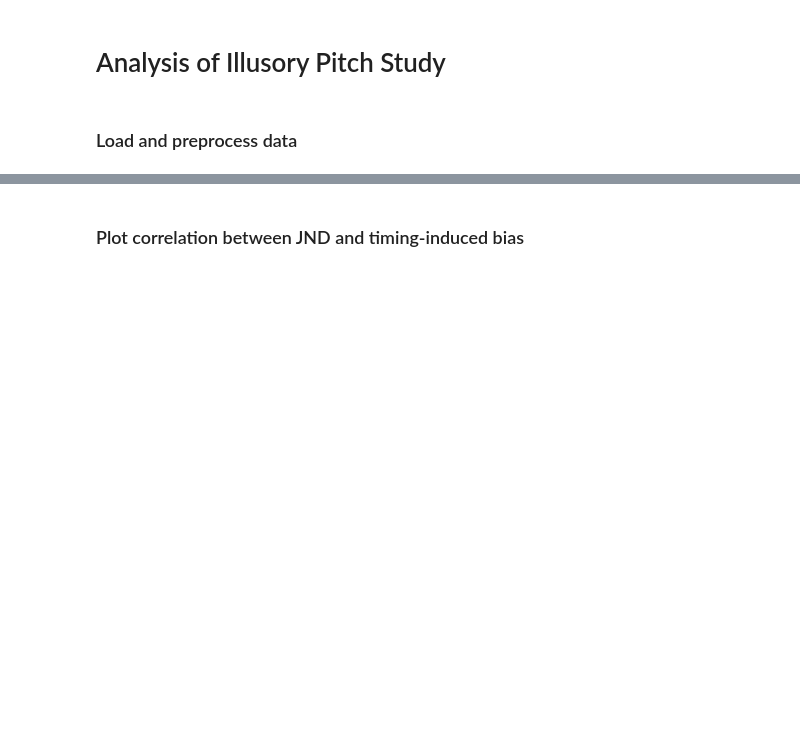
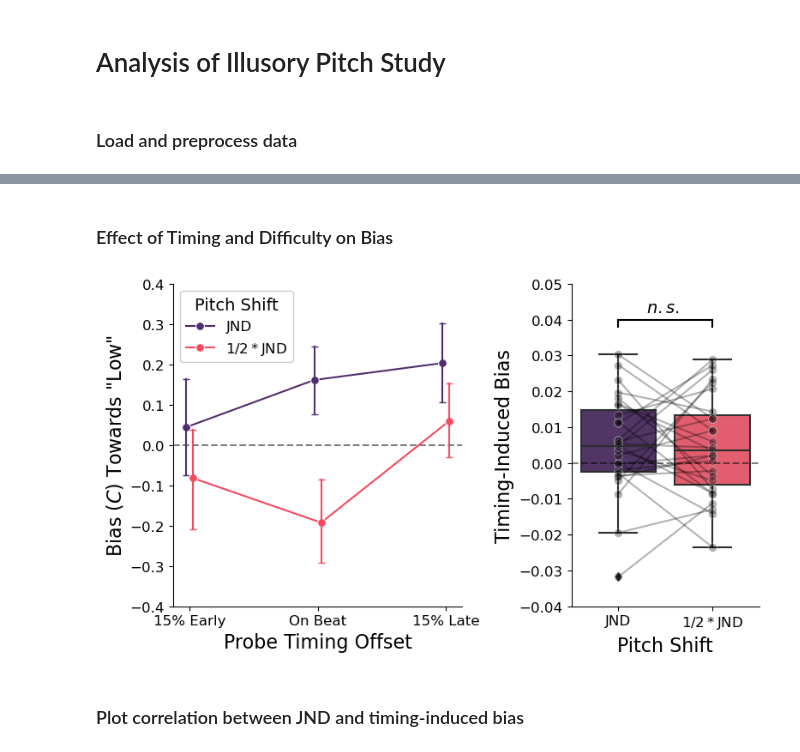
Before and after one commit to jpazdera/IllusoryPitch, a Jupyter notebook: E2/analysis/Analysis (IP-AD).ipynb, the cells around one changed output, grey strips where cells are left out. Drawn from its saved outputs; the diff is of its cells as text; code cells hidden in the pictures; blank space fills up the shorter version.

```diff
--- a/E2/analysis/Analysis (IP-AD).ipynb
+++ b/E2/analysis/Analysis (IP-AD).ipynb
@@ -89,50 +118,58 @@ within_scores.loc[within_scores.shift_size == 0.5, 'interval'] += 2
+# %% [markdown]
+### Effect of Timing and Difficulty on Bias
 # %%
+grid = plt.GridSpec(1, 2, width_ratios=[2, 1.3])
+
 ###
-# Bias
+# C
 ###
 
-plt.subplot(121)
+plt.subplot(grid[0])
 
 # Plot average C per condition
 sns.lineplot(x='interval', y='C', hue='shift_size', data=within_scores,
              hue_order=[1.0, 0.5], palette=[color1, color2],
              marker='o', markersize=msize, ls='-', lw=lw,
              err_style='bars', err_kws={'capsize': capsize})
 
 # Stylize subplot
 plt.axhline(0, ls='--', c='k', alpha=.5, zorder=1)
-plt.legend(['JND', '$1/2*$JND'], title='Pitch Shift', framealpha=1, loc='lower right')
+plt.legend(['JND', '$1/2*$JND'], title='Pitch Shift', framealpha=1, loc='upper left')
 plt.ylabel('Bias ($C$) Towards "Low"')
-plt.xlabel('Probe Timing Offset (%)')
-plt.xticks([425, 500, 575], ['-15', '0', '+15'])
-plt.xlim(410, 590)
+plt.xlabel('Probe Timing Offset')
+plt.xticks([425, 500, 575], ['15% Early', 'On Beat', '15% Late'])
 plt.ylim(-.4, .4)
 
 ###
-# Sensitivity
+# Timing-Induced Bias
 ###
 
-plt.subplot(122)
+plt.subplot(grid[1])
 
-# Plot average d' per condition
-sns.lineplot(x='interval', y='dprime', hue='shift_size', data=within_scores,
-             hue_order=[1.0, 0.5], palette=[color1, color2],
-             marker='o', markersize=msize, ls='-', lw=lw,
-             err_style='bars', err_kws={'capsize': capsize})
+sns.boxplot(x='shift_size', y='C_slope', data=fits[fits.shift_size != 'pooled'], order=['1', '0.5'], palette=[color1, color2])
+shift_map = {'1': 0, '0.5': 1}
+for s in fits.subject.unique():
+    sfits = fits[(fits.subject == s) & (fits.shift_size != 'pooled')]
+    sns.lineplot(x=[shift_map[x] for x in sfits.shift_size], y='C_slope', data=sfits,
+                 color=text_color, alpha=.3, marker='o', ms=msize, lw=lw)
+plt.axhline(0, ls='--', alpha=.5, color=text_color)
 
-# Sylize subplot
-plt.axhline(0, ls='--', c='k', alpha=.5)
-plt.legend(['JND', '$1/2*$JND'], title='Pitch Shift', framealpha=1, loc='lower left')
-plt.ylabel('Sensitivity ($d\prime$)')
-plt.xlabel('Probe Timing Offset (%)')
-plt.xticks([425, 500, 575], ['-15', '0', '+15'])
-plt.xlim(410, 590)
-plt.ylim(-0.5, 3)
+plt.text(.3, .042, '$n.s.$', fontsize=14)
+plt.plot([0, 1], [.04, .04], c=text_color)
+plt.plot([0, 0], [.038, .04], c=text_color)
+plt.plot([1, 1], [.038, .04], c=text_color)
+
+plt.xlabel('Pitch Shift')
+plt.ylabel('Timing-Induced Bias')
+plt.xticks([0, 1], ['JND', '$1/2*$JND'])
+plt.ylim(-.04, .05)
 
 # Stylize figure and save
-plt.gcf().set_size_inches(9, 4)
+plt.gcf().set_size_inches(8, 4.75)
 plt.tight_layout()
-plt.gcf().savefig('figures/scores2.svg', dpi=150)
+plt.gcf().savefig('figures/bias2.svg', dpi=150)
+# %% [output]
+[figure, added]
 # %% [markdown]
 ### Plot correlation between JND and timing-induced bias
 # %%
```
Also changed, not shown: parts of 8 cells of this notebook, 3 other files.
